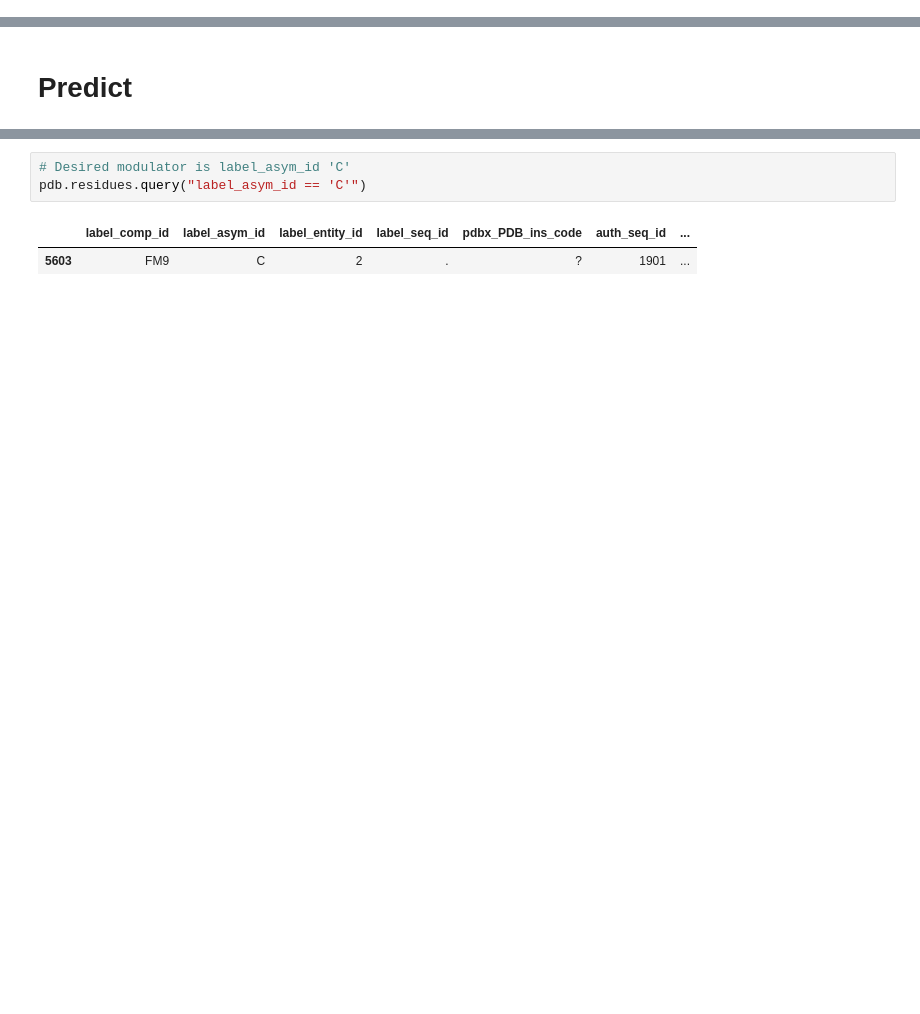
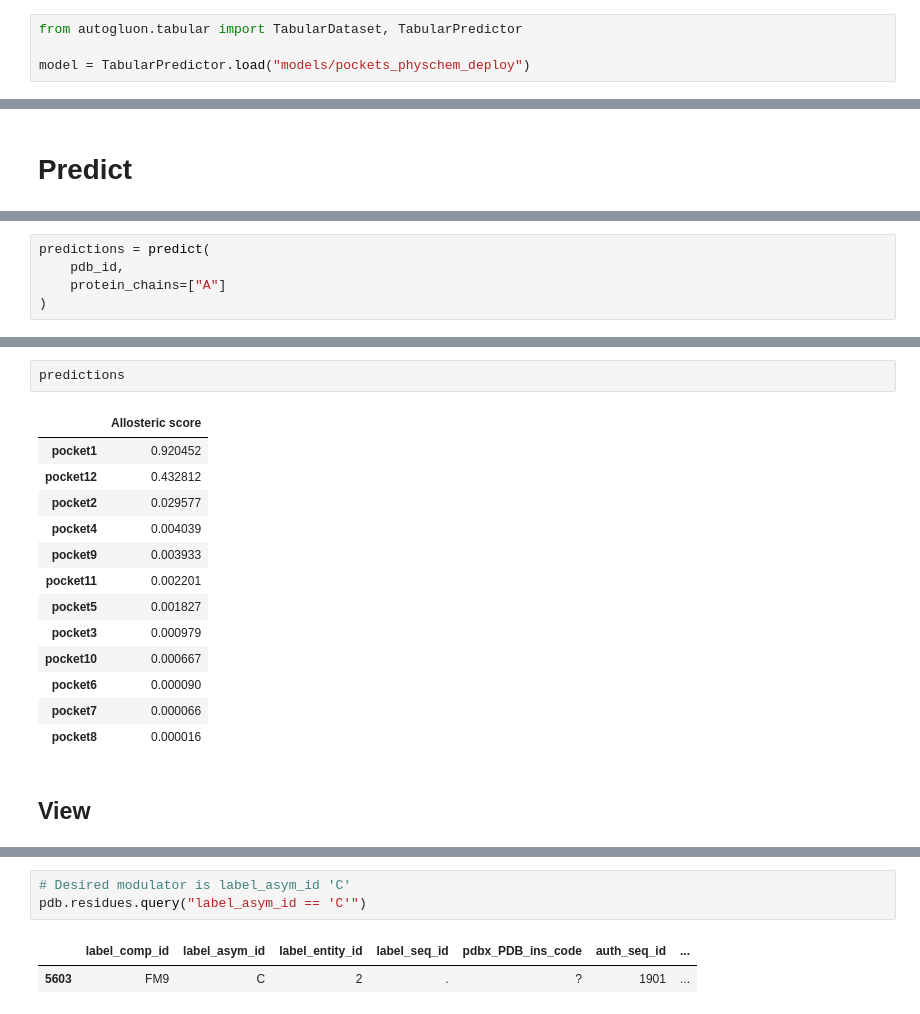
Before and after one commit to frannerin/AlloPockets, a Jupyter notebook: predict.ipynb, the cells around one changed output, grey strips where cells are left out. Drawn from its saved outputs; the diff is of its cells as text; blank space fills up the shorter version.

Commit message:
Updated predict examples

```diff
--- a/predict.ipynb
+++ b/predict.ipynb
@@ -270,0 +297,4 @@ def view_pockets(
+# %%
+from autogluon.tabular import TabularDataset, TabularPredictor
+
+model = TabularPredictor.load("models/pockets_physchem_deploy")
@@ -323,0 +419,5 @@ pdb.residues
+# %%
+predictions = predict(
+    pdb_id,
+    protein_chains=["A"]
+)
@@ -323,0 +447,18 @@ pdb.residues
+# %%
+predictions
+# %% [output]
+|  | Allosteric score |
+| pocket1 | 0.920452 |
+| pocket12 | 0.432812 |
+| pocket2 | 0.029577 |
+| pocket4 | 0.004039 |
+| pocket9 | 0.003933 |
+| pocket11 | 0.002201 |
+| pocket5 | 0.001827 |
+| pocket3 | 0.000979 |
+| pocket10 | 0.000667 |
+| pocket6 | 0.000090 |
+| pocket7 | 0.000066 |
+| pocket8 | 0.000016 |
+# %% [markdown]
+## View
```
Also changed, not shown: parts of 63 cells of this notebook, 6 other files.
